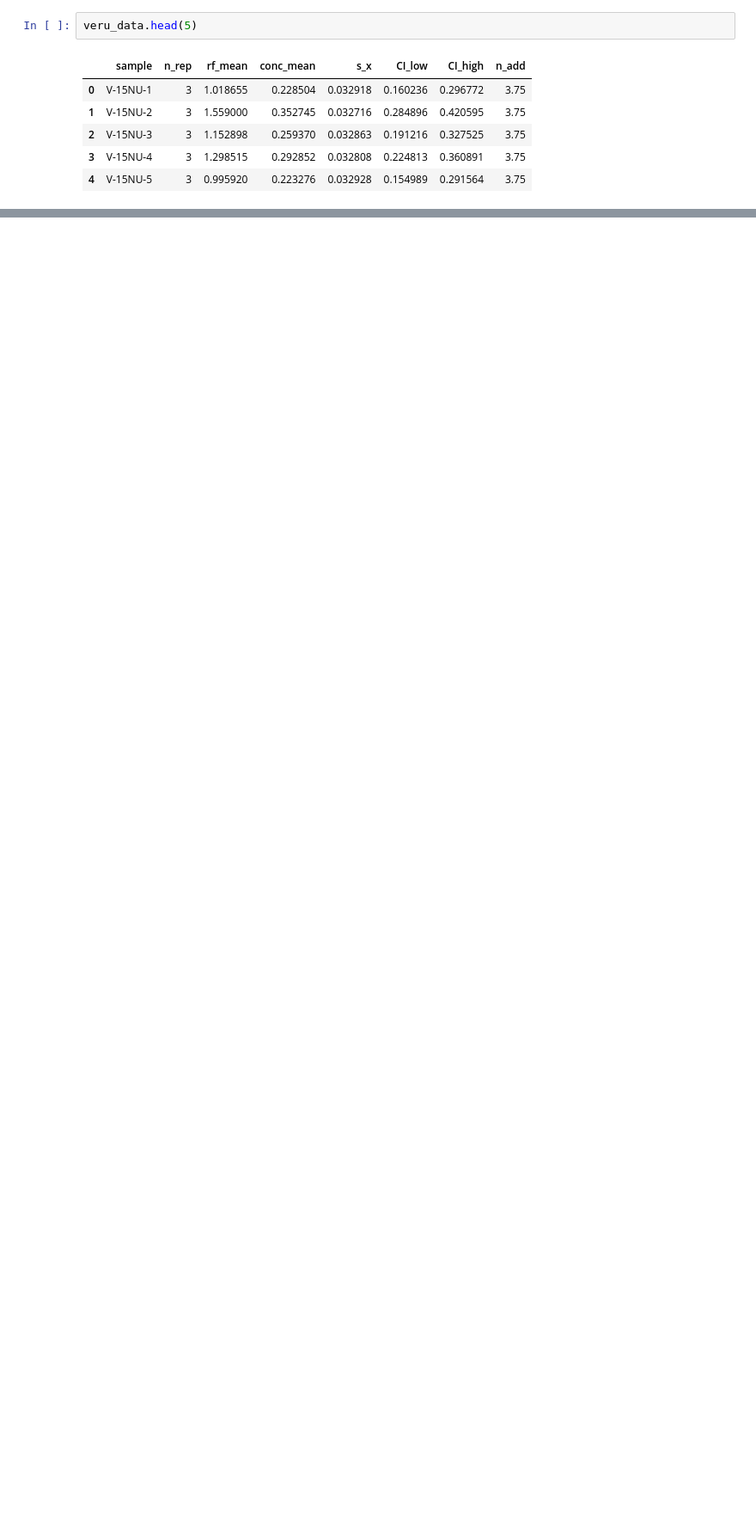
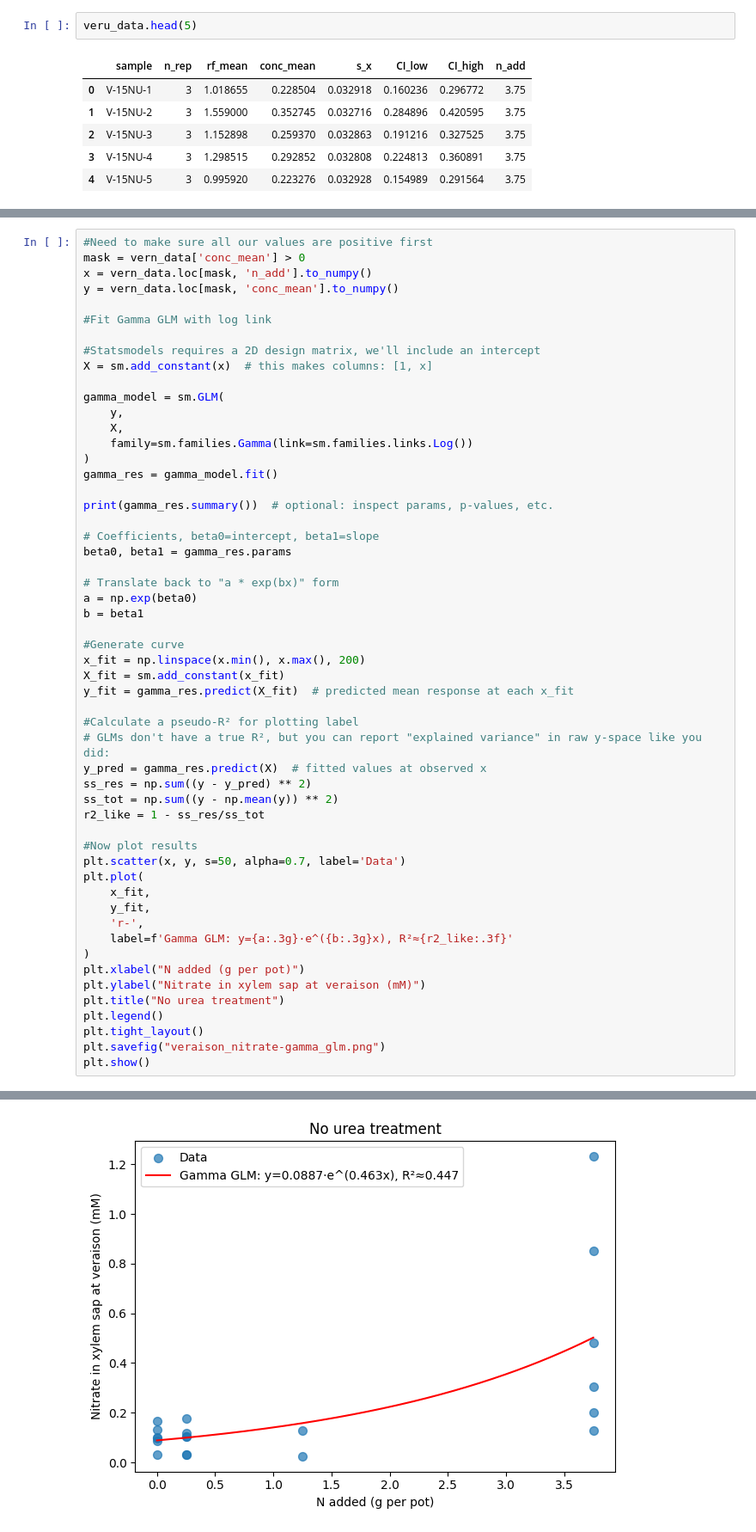
Before and after one commit to plashmore/nitrate_ce, a Jupyter notebook: 03-statistical_analysis/02-plots.ipynb, the cells around one changed output, grey strips where cells are left out. Shown at 86% size. Drawn from its saved outputs; the diff is of its cells as text; blank space fills up the shorter version.

```diff
--- a/03-statistical_analysis/02-plots.ipynb
+++ b/03-statistical_analysis/02-plots.ipynb
@@ -217,0 +253,55 @@ plt.show()
+# %%
+#Need to make sure all our values are positive first
+mask = vern_data['conc_mean'] > 0
+x = vern_data.loc[mask, 'n_add'].to_numpy()
+y = vern_data.loc[mask, 'conc_mean'].to_numpy()
+
+#Fit Gamma GLM with log link
+
+#Statsmodels requires a 2D design matrix, we'll include an intercept
+X = sm.add_constant(x)  # this makes columns: [1, x]
+
+gamma_model = sm.GLM(
+    y,
+    X,
+    family=sm.families.Gamma(link=sm.families.links.Log())
+)
+gamma_res = gamma_model.fit()
+
+print(gamma_res.summary())  # optional: inspect params, p-values, etc.
+
+# Coefficients, beta0=intercept, beta1=slope
+beta0, beta1 = gamma_res.params
+
+# Translate back to "a * exp(bx)" form
+a = np.exp(beta0)
+b = beta1
+
+#Generate curve
+x_fit = np.linspace(x.min(), x.max(), 200)
+X_fit = sm.add_constant(x_fit)
+y_fit = gamma_res.predict(X_fit)  # predicted mean response at each x_fit
+
+#Calculate a pseudo-R² for plotting label
+# GLMs don't have a true R², but you can report "explained variance" in raw y-space like you did:
+y_pred = gamma_res.predict(X)  # fitted values at observed x
+ss_res = np.sum((y - y_pred) ** 2)
+ss_tot = np.sum((y - np.mean(y)) ** 2)
+r2_like = 1 - ss_res/ss_tot
+
+#Now plot results
+plt.scatter(x, y, s=50, alpha=0.7, label='Data')
+plt.plot(
+    x_fit,
+    y_fit,
+    'r-',
+    label=f'Gamma GLM: y={a:.3g}·e^({b:.3g}x), R²≈{r2_like:.3f}'
+)
+plt.xlabel("N added (g per pot)")
+plt.ylabel("Nitrate in xylem sap at veraison (mM)")
+plt.title("No urea treatment")
+plt.legend()
+plt.tight_layout()
+plt.savefig("veraison_nitrate-gamma_glm.png")
+plt.show()
+# %% [output]
@@ -217,0 +325 @@ plt.show()
+[figure, added]
```
Also changed, not shown: parts of 10 cells of this notebook.
